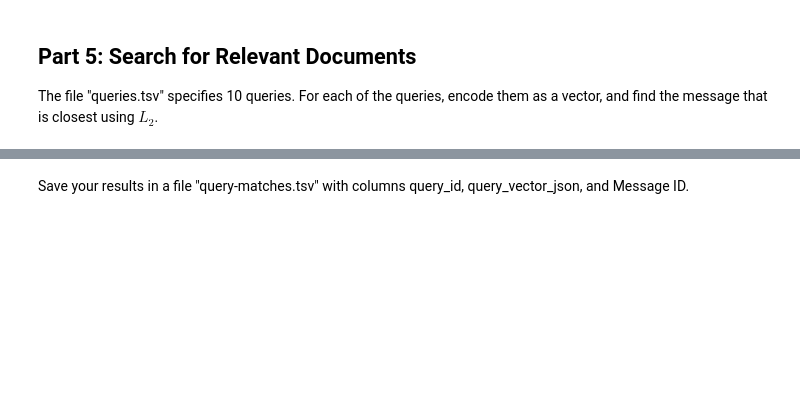
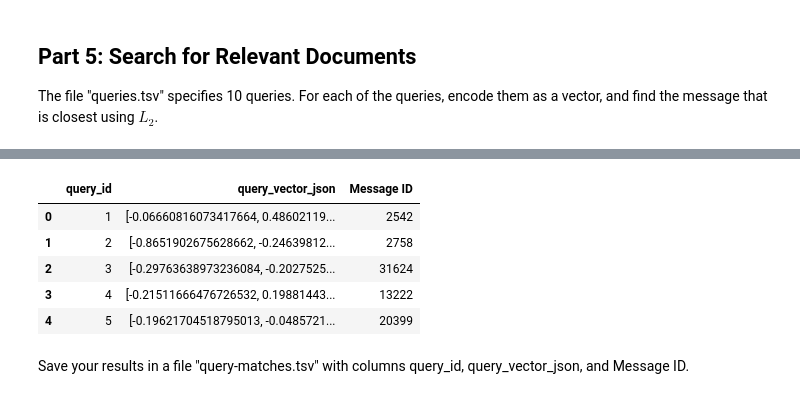
Before and after one commit to Rocking-Priya/704-fall-projects-2025, a Jupyter notebook: project.ipynb, the cells around one changed output, grey strips where cells are left out. Drawn from its saved outputs; the diff is of its cells as text; code cells hidden in the pictures; blank space fills up the shorter version.

```diff
--- a/project.ipynb
+++ b/project.ipynb
@@ -162,0 +212,18 @@ Ellipsis
+# %%
+import pandas as pd
+import json
+
+# Load the gzipped TSV
+df = pd.read_csv("embeddings.tsv.gz", sep="\t")
+
+# Check columns
+print(df.columns)
+
+# Check first row
+print(df.iloc[0])
+
+# Check that embedding is 1-dimensional list
+first_vector = json.loads(df.iloc[0]['embedding_vector_json'])
+print(type(first_vector))        # should be <class 'list'>
+print(len(first_vector))         # should be 768
+print(type(first_vector[0]))     # should be float
@@ -196,0 +356,65 @@ Ellipsis
+# %%
+# Part 5 computation cell — DO NOT SAVE FILE HERE
+
+import json
+import numpy as np
+import pandas as pd
+import torch
+from transformers import AutoTokenizer, AutoModel
+from pathlib import Path
+from tqdm.auto import tqdm
+
+# ---------- Config ----------
+EMBEDDINGS_FILE = "embeddings.tsv.gz"
+QUERIES_FILE = "queries.tsv"
+MODEL_NAME = "bert-base-uncased"
+MAX_LEN = 512
+device = torch.device("cuda" if torch.cuda.is_available() else "cpu")
+print("Using device:", device)
+
+# ---------- Load email embeddings ----------
+df_emb = pd.read_csv(EMBEDDINGS_FILE, sep="\t")
+message_ids = df_emb["Message ID"].astype(str).tolist()
+emb_matrix = np.vstack(df_emb["embedding_vector_json"].apply(json.loads).tolist())
+n_messages, D = emb_matrix.shape
+
+# ---------- Load queries ----------
+df_q = pd.read_csv(QUERIES_FILE, sep="\t", dtype=str)
+queries = df_q.rename(columns={df_q.columns[0]: "query_id", df_q.columns[1]: "query_text"})
+
+# ---------- Load model ----------
+tokenizer = AutoTokenizer.from_pretrained(MODEL_NAME)
+model = AutoModel.from_pretrained(MODEL_NAME)
+model.to(device).eval()
+
+@torch.no_grad()
+def embed_text_batch(texts, max_len=MAX_LEN):
+    enc = tokenizer(texts, padding=True, truncation=True, max_length=max_len, return_tensors="pt")
+    outputs = model(**{k: v.to(device) for k, v in enc.items()})
+    return outputs.last_hidden_state[:, 0, :].cpu().numpy()
+
+# ---------- Encode queries ----------
+query_matrix = np.vstack([
+    embed_text_batch([t])[0]
+    for t in tqdm(queries["query_text"].tolist(), desc="Encoding queries")
+])
+
+# ---------- Vectorized L2 search ----------
+emb_sq = (emb_matrix**2).sum(axis=1)
+qry_sq = (query_matrix**2).sum(axis=1)
+dots = query_matrix @ emb_matrix.T
+dists2 = qry_sq[:,None] + emb_sq - 2*dots
+best_idxs = np.argmin(dists2, axis=1)
+
+# ---------- Build output DataFrame ----------
+rows = []
+for i, qid in enumerate(queries["query_id"]):
+    rows.append({
+        "query_id": qid,
+        "query_vector_json": json.dumps(query_matrix[i].tolist()),
+        "Message ID": message_ids[best_idxs[i]]
+    })
+
+out_df = pd.DataFrame(rows)
+out_df.head()
+# %% [output]
@@ -197,2 +422,8 @@ Ellipsis
+|  | query_id | query_vector_json | Message ID |
+| 0 | 1 | [-0.06660816073417664, 0.48602119... | 2542 |
+| 1 | 2 | [-0.8651902675628662, -0.24639812... | 2758 |
+| 2 | 3 | [-0.29763638973236084, -0.2027525... | 31624 |
+| 3 | 4 | [-0.21511666476726532, 0.19881443... | 13222 |
+| 4 | 5 | [-0.19621704518795013, -0.0485721... | 20399 |
 # %% [markdown]
 Save your results in a file "query-matches.tsv" with columns query_id, query_vector_json, and Message ID.
```
Also changed, not shown: parts of 24 cells of this notebook.
